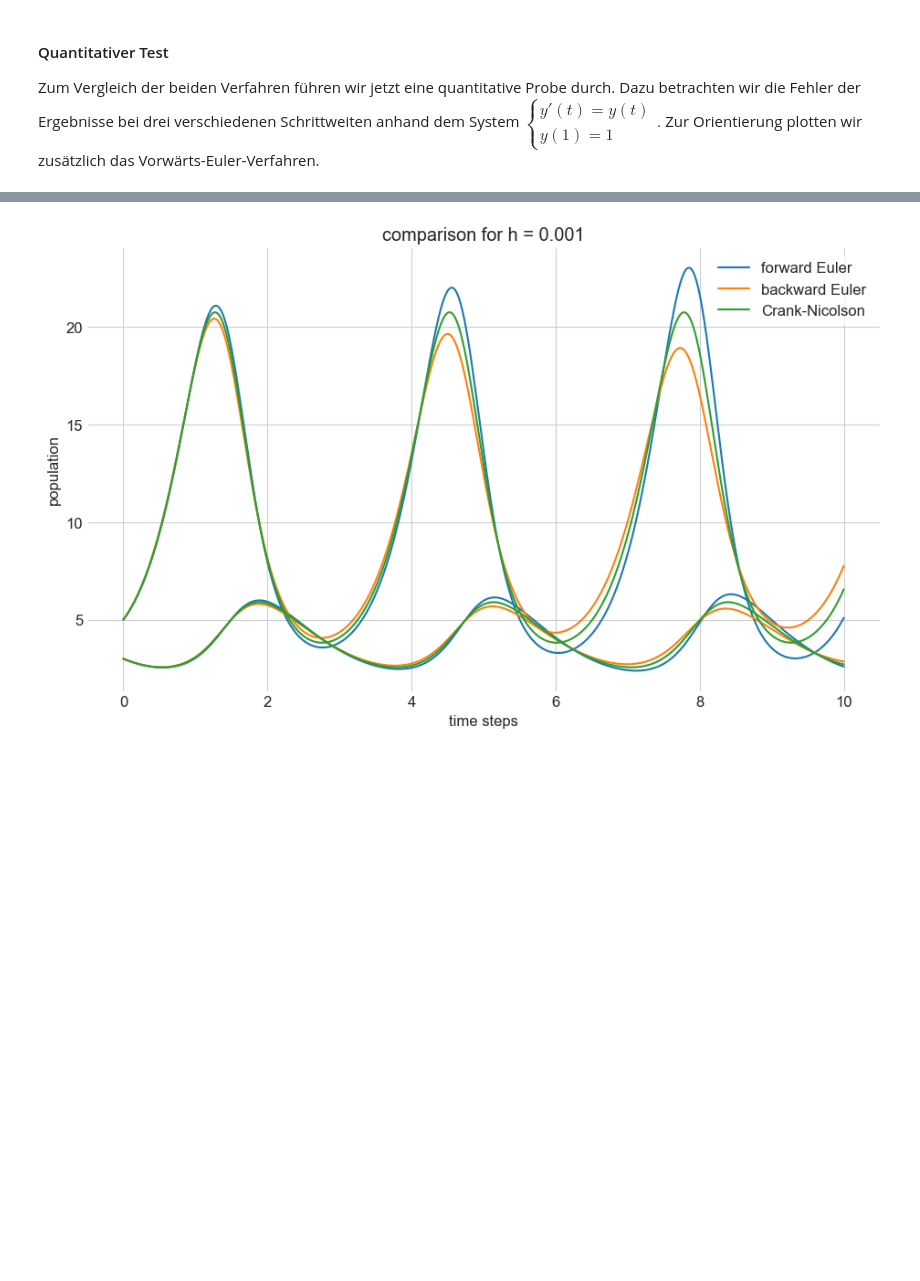
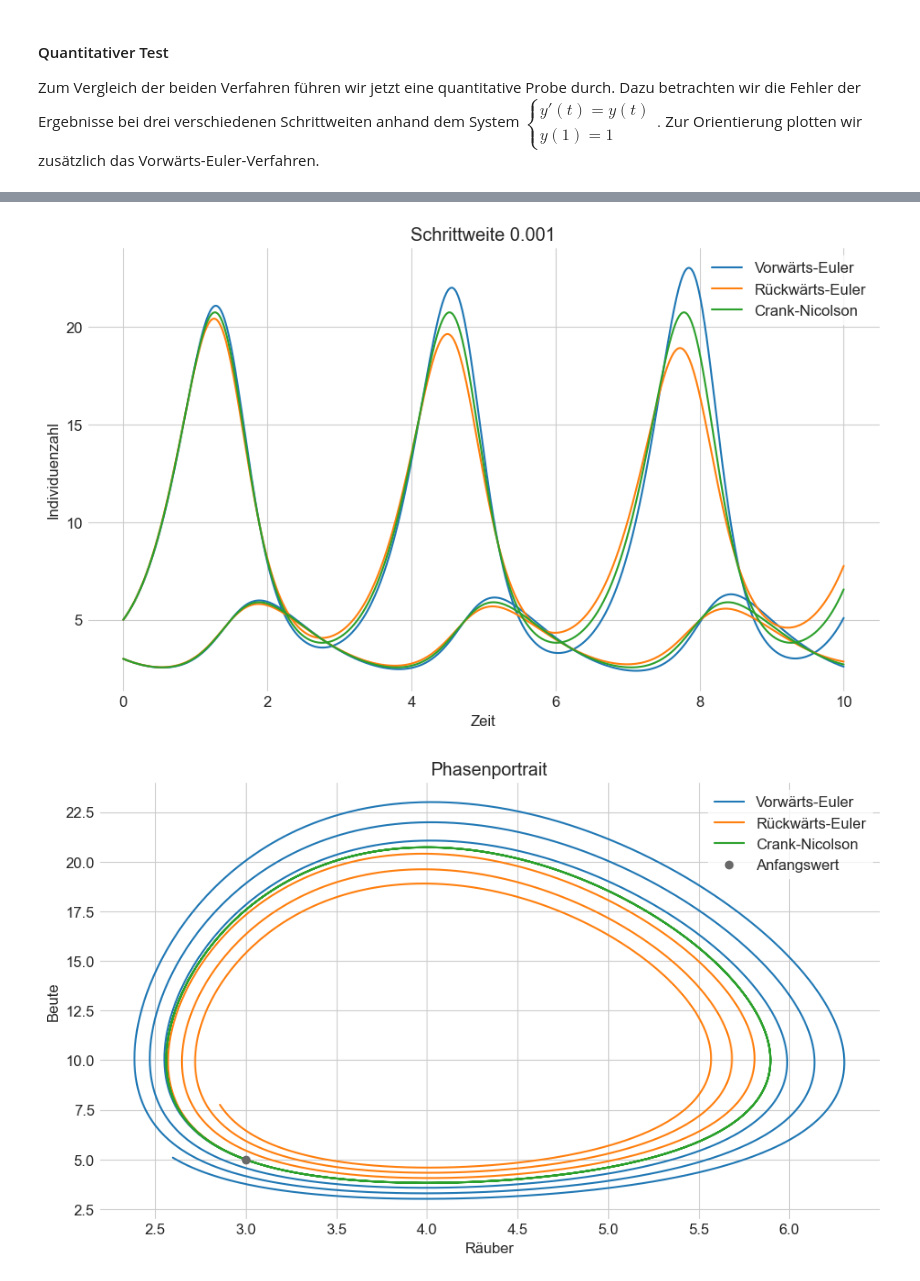
Before and after one commit to maxstollmayer/NuMeDiffG, a Jupyter notebook: Aufgabenblatt 3/Aufgabenblatt 3 Lösung.ipynb, the cells around one changed output, grey strips where cells are left out. Cells and saved outputs as stored; diff of their text form; code cells hidden in the pictures; blank space fills up the shorter version.

```diff
--- a/Aufgabenblatt 3/Aufgabenblatt 3 Lösung.ipynb
+++ b/Aufgabenblatt 3/Aufgabenblatt 3 Lösung.ipynb
@@ -191,12 +220,12 @@ for k, N in enumerate(steps):
     errors2 += (error(exact(t), y2),)
     errors3 += (error(exact(t), y3),)
 
-    plt.plot(t, y1, color="C0", alpha=(1-k/4))
-    plt.plot(t, y2, color="C1", alpha=(1-k/4))
-    plt.plot(t, y3, color="C2", alpha=(1-k/4))
+    plt.plot(t, y1, label="Vorwärts-Euler")
+    plt.plot(t, y2, label="Rückwärts-Euler")
+    plt.plot(t, y3, label="Crank-Nicolson")
 
-plt.plot(t, exact(t), color="dimgray", label="exakte Lösung")
-plt.title(f"Vergleich für {N} Schritte")
-plt.legend()
-plt.show()
+    plt.plot(t, exact(t), color="dimgray", label="exakte Lösung")
+    plt.title(f"Vergleich für Schrittweite {1/N}")
+    plt.legend()
+    plt.show()
 # %% [output]
@@ -219,29 +261,37 @@ Probe anhand einem Lotka-Volterra-System
 # %%
-def g(t, y, a, b, c, d):
-    predator = b * y[0] * y[1] - a * y[0]
-    prey = c * y[1] - d * y[0] * y[1]
-    return np.array([predator, prey])
+def f(t, y):
+    y1, y2 = y
+    return np.array([-(1 - 0.1 * y2) * y1, (4 - 1 * y1) * y2])
 
-def f(t, y):
-    return g(t, y, 1, 0.1, 4, 1)
+y0 = (3, 5)
 
-y0 = np.array([3, 5])
 t = np.linspace(0, 10, 1000)
-
 y1 = forwardEuler(f, y0, t)
 y2 = backwardEuler(f, y0, t)
 y3 = CrankNicolson(f, y0, t)
 
-plt.plot(t, y1[:, 1], color="C0", label="forward Euler")
-plt.plot(t, y1[:, 0], color="C0")
-plt.plot(t, y2[:, 1], color="C1", label="backward Euler")
-plt.plot(t, y2[:, 0], color="C1")
-plt.plot(t, y3[:, 1], color="C2", label="Crank-Nicolson")
-plt.plot(t, y3[:, 0], color="C2")
-plt.xlabel("time steps")
-plt.ylabel("population")
-plt.title("comparison for h = 0.001")
+
+plt.plot(t, y1[:, 0], color="C0", label="Vorwärts-Euler")
+plt.plot(t, y1[:, 1], color="C0")
+plt.plot(t, y2[:, 0], color="C1", label="Rückwärts-Euler")
+plt.plot(t, y2[:, 1], color="C1")
+plt.plot(t, y3[:, 0], color="C2", label="Crank-Nicolson")
+plt.plot(t, y3[:, 1], color="C2")
+plt.xlabel("Zeit")
+plt.ylabel("Individuenzahl")
+plt.title("Schrittweite 0.001")
 plt.legend()
 plt.show()
+
+plt.plot(y1[:, 0], y1[:, 1], label="Vorwärts-Euler")
+plt.plot(y2[:, 0], y2[:, 1], label="Rückwärts-Euler")
+plt.plot(y3[:, 0], y3[:, 1], label="Crank-Nicolson")
+plt.plot(*y0, "o", color="dimgray", label="Anfangswert")
+plt.title("Phasenportrait")
+plt.xlabel("Räuber")
+plt.ylabel("Beute")
+plt.legend()
+plt.show()
 # %% [output]
-[figure, old version]
+[figure, new version]
+[figure, added]
```
Also changed, not shown: parts of 9 cells of this notebook, 1 other file.
